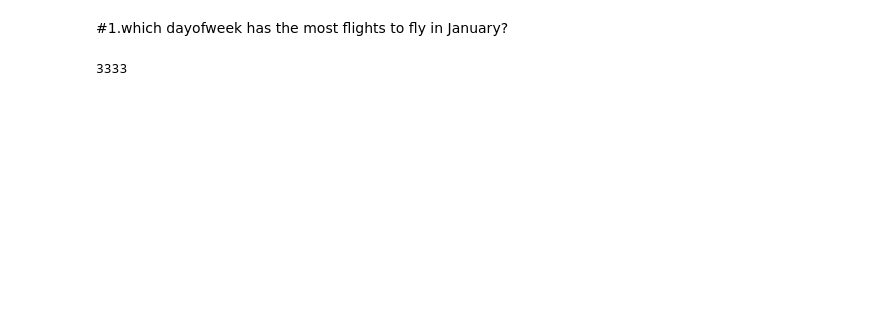
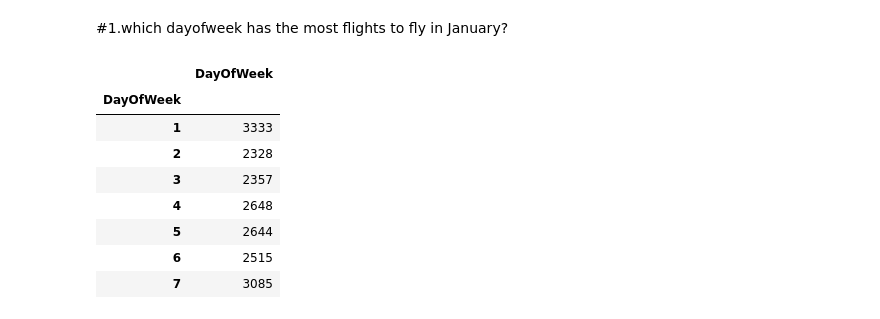
Before and after one commit to mandy941/week5, a Jupyter notebook: M_Yang_W5_assn.ipynb, the cells around one changed output. Cells and saved outputs as stored; diff of their text form; code cells hidden in the pictures; blank space fills up the shorter version.

```diff
--- a/M_Yang_W5_assn.ipynb
+++ b/M_Yang_W5_assn.ipynb
@@ -47,9 +47,17 @@ hflights.describe()
 # %%
 #find all January flights
 #count the number for each dayofweek in January
 January_flights = hflights[(hflights['Month'] == 1)]
 weekday_January_flights = January_flights.groupby('DayOfWeek')[['DayOfWeek']].count()
 max1 = weekday_January_flights['DayOfWeek'].max()
-print(max1)
+weekday_January_flights
 # %% [output]
-3333
+|  | DayOfWeek |
+| DayOfWeek |  |
+| 1 | 3333 |
+| 2 | 2328 |
+| 3 | 2357 |
+| 4 | 2648 |
+| 5 | 2644 |
+| 6 | 2515 |
+| 7 | 3085 |
```
Also changed, not shown: parts of 2 cells of this notebook.
